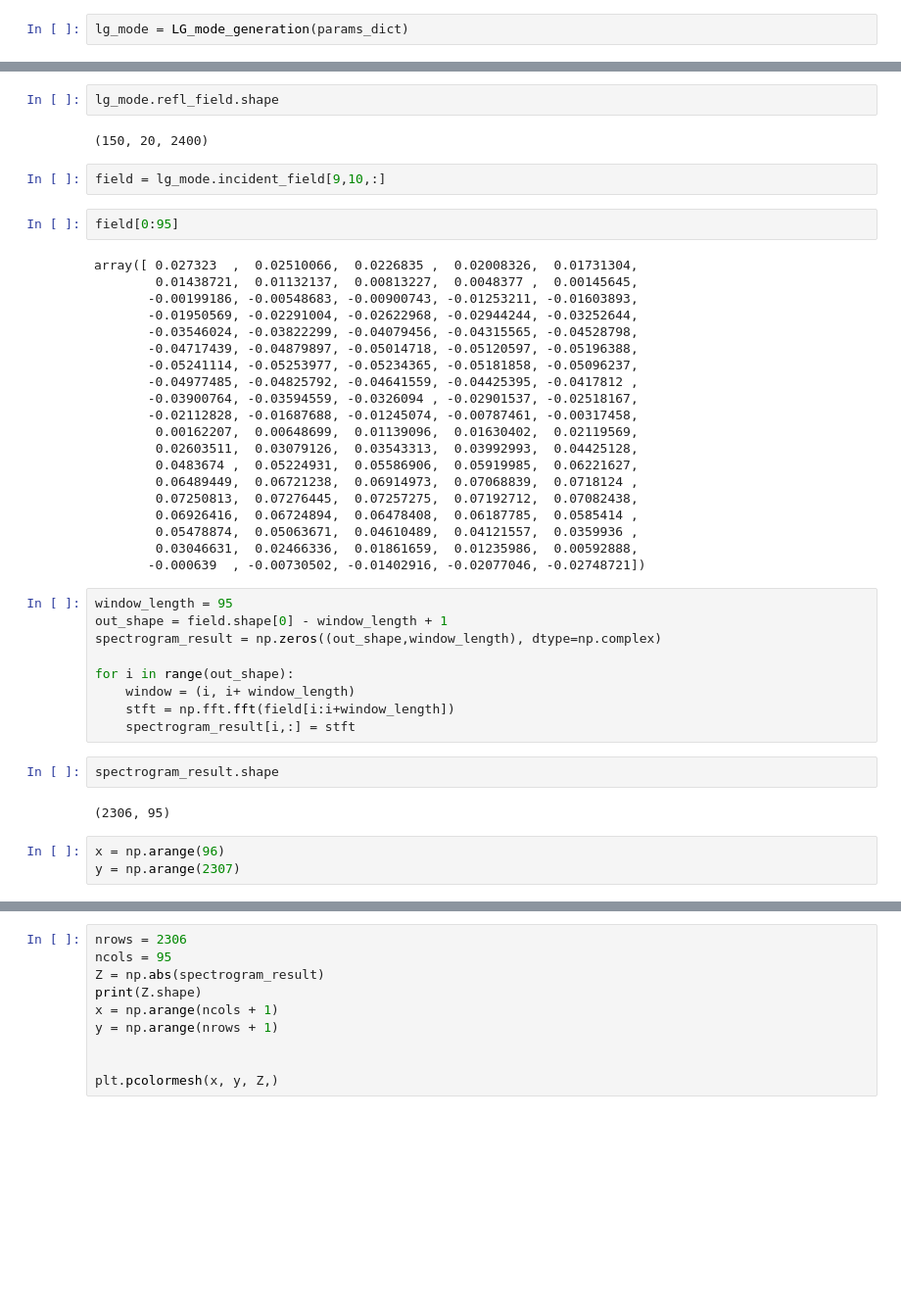
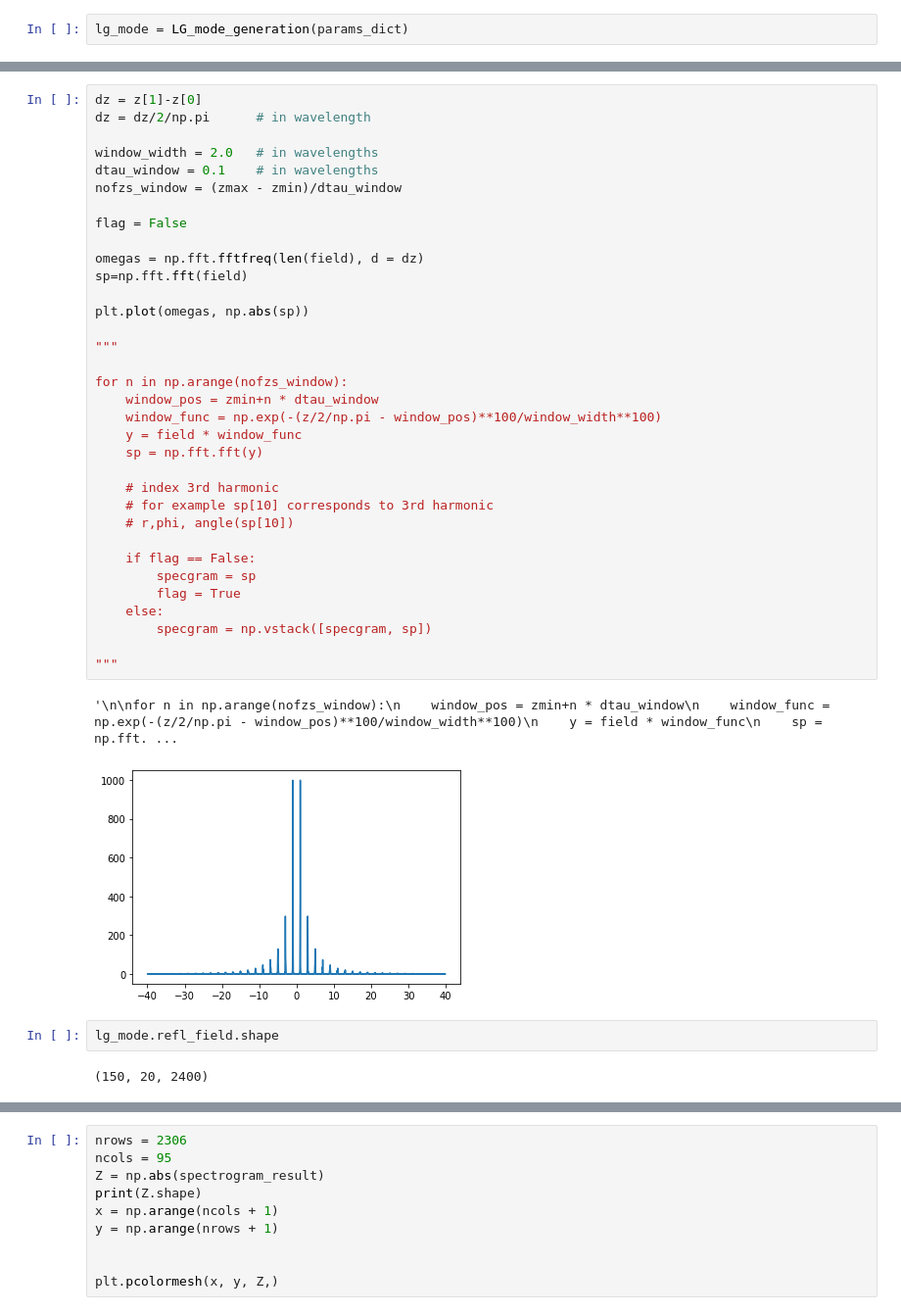
Before and after one commit to ekonyagin/wave_propagation, a Jupyter notebook: OAM_VTK_refined.ipynb, the cells around one changed output, grey strips where cells are left out. Shown at 98% size. Drawn from its saved outputs; the diff is of its cells as text; blank space fills up the shorter version.

Commit message:
added specgram for 3rd harmonics

```diff
--- a/OAM_VTK_refined.ipynb
+++ b/OAM_VTK_refined.ipynb
@@ -252,44 +264,41 @@ True
+# %%
+dz = z[1]-z[0]
+dz = dz/2/np.pi      # in wavelength
+
+window_width = 2.0   # in wavelengths
+dtau_window = 0.1    # in wavelengths
+nofzs_window = (zmax - zmin)/dtau_window
+
+flag = False
+
+omegas = np.fft.fftfreq(len(field), d = dz)
+sp=np.fft.fft(field)
+
+plt.plot(omegas, np.abs(sp))
+
+"""
+
+for n in np.arange(nofzs_window):
+    window_pos = zmin+n * dtau_window
+    window_func = np.exp(-(z/2/np.pi - window_pos)**100/window_width**100)
+    y = field * window_func
+    sp = np.fft.fft(y)
+
+    # index 3rd harmonic
+    # for example sp[10] corresponds to 3rd harmonic
+    # r,phi, angle(sp[10])
+
+    if flag == False:
+        specgram = sp
+        flag = True
+    else:
+        specgram = np.vstack([specgram, sp])
+
+"""
+# %% [output]
+'\n\nfor n in np.arange(nofzs_window):\n    window_pos = zmin+n * dtau_window\n    window_func = np.exp(-(z/2/np.pi - window_pos)**100/window_width**100)\n    y = field * window_func\n    sp = np.fft. ...
+[figure, added]
 # %%
 lg_mode.refl_field.shape
 # %% [output]
 (150, 20, 2400)
-# %%
-field = lg_mode.incident_field[9,10,:]
-# %%
-field[0:95]
-# %% [output]
-array([ 0.027323  ,  0.02510066,  0.0226835 ,  0.02008326,  0.01731304,
-        0.01438721,  0.01132137,  0.00813227,  0.0048377 ,  0.00145645,
-       -0.00199186, -0.00548683, -0.00900743, -0.01253211, -0.01603893,
-       -0.01950569, -0.02291004, -0.02622968, -0.02944244, -0.03252644,
-       -0.03546024, -0.03822299, -0.04079456, -0.04315565, -0.04528798,
-       -0.04717439, -0.04879897, -0.05014718, -0.05120597, -0.05196388,
-       -0.05241114, -0.05253977, -0.05234365, -0.05181858, -0.05096237,
-       -0.04977485, -0.04825792, -0.04641559, -0.04425395, -0.0417812 ,
-       -0.03900764, -0.03594559, -0.0326094 , -0.02901537, -0.02518167,
-       -0.02112828, -0.01687688, -0.01245074, -0.00787461, -0.00317458,
-        0.00162207,  0.00648699,  0.01139096,  0.01630402,  0.02119569,
-        0.02603511,  0.03079126,  0.03543313,  0.03992993,  0.04425128,
-        0.0483674 ,  0.05224931,  0.05586906,  0.05919985,  0.06221627,
-        0.06489449,  0.06721238,  0.06914973,  0.07068839,  0.0718124 ,
-        0.07250813,  0.07276445,  0.07257275,  0.07192712,  0.07082438,
-        0.06926416,  0.06724894,  0.06478408,  0.06187785,  0.0585414 ,
-        0.05478874,  0.05063671,  0.04610489,  0.04121557,  0.0359936 ,
-        0.03046631,  0.02466336,  0.01861659,  0.01235986,  0.00592888,
-       -0.000639  , -0.00730502, -0.01402916, -0.02077046, -0.02748721])
-# %%
-window_length = 95
-out_shape = field.shape[0] - window_length + 1
-spectrogram_result = np.zeros((out_shape,window_length), dtype=np.complex)
-
-for i in range(out_shape):
-    window = (i, i+ window_length)
-    stft = np.fft.fft(field[i:i+window_length])
-    spectrogram_result[i,:] = stft
-# %%
-spectrogram_result.shape
-# %% [output]
-(2306, 95)
-# %%
-x = np.arange(96)
-y = np.arange(2307)
```
Also changed, not shown: parts of 10 cells of this notebook.
